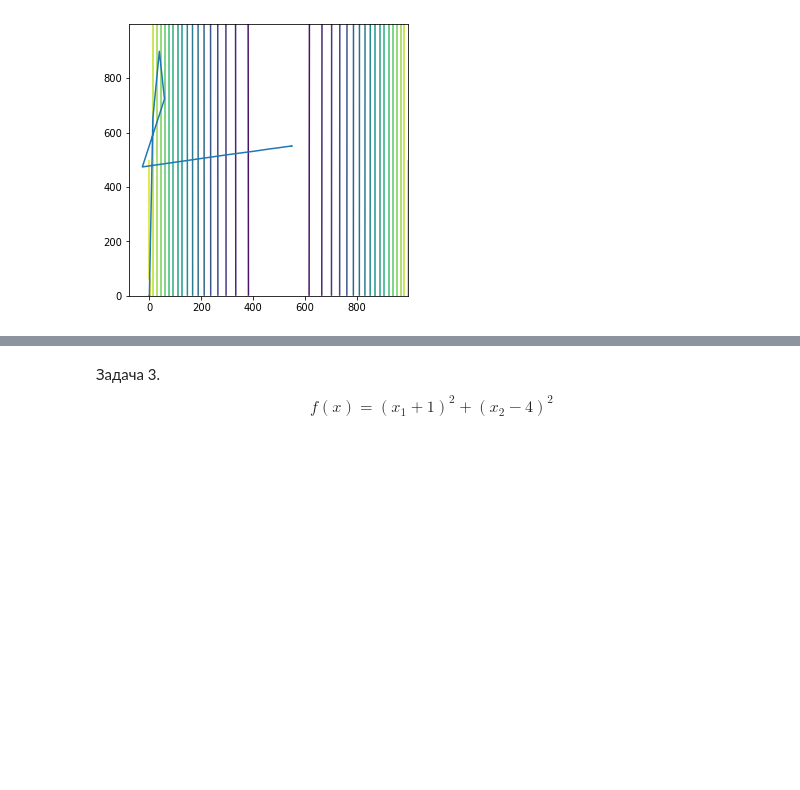
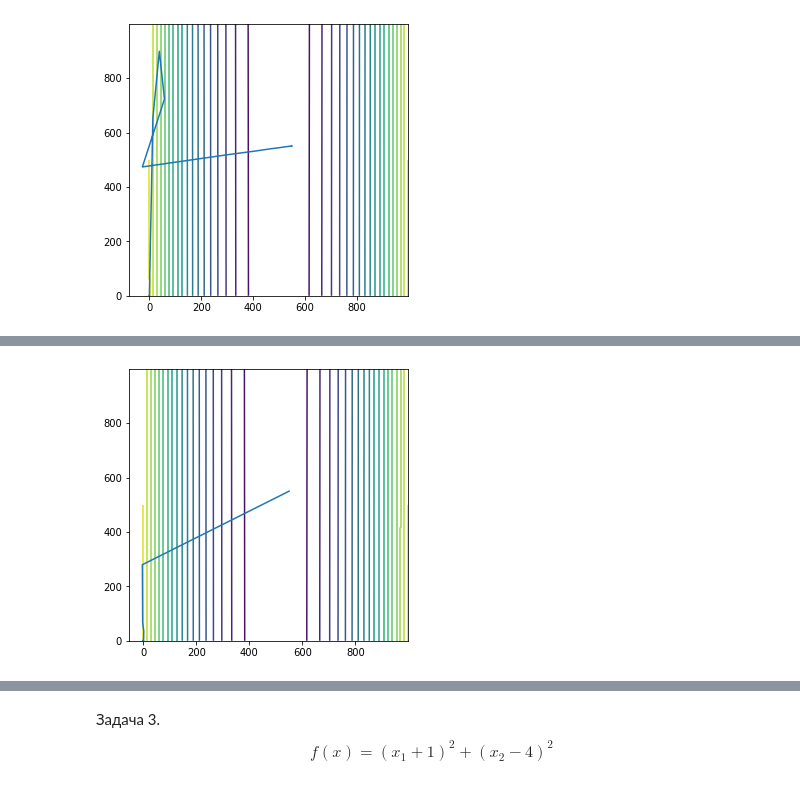
Before and after one commit to Viktory4121/Optimization_Methods, a Jupyter notebook: линии_уровня_траектории_решения.ipynb, the cells around one changed output, grey strips where cells are left out. Drawn from its saved outputs; the diff is of its cells as text; code cells hidden in the pictures; blank space fills up the shorter version.

```diff
--- a/линии_уровня_траектории_решения.ipynb
+++ b/линии_уровня_траектории_решения.ipynb
@@ -168,15 +187,17 @@ plt.show()
 # %%
-#Метод хд
+#Метод сн
 fig, ax = plt.subplots()
 
 #построение траекторий решения
-x1 = ]
-x2 = []
+x1 = [550, -3.92739562852389, -2.7482564496281, 1.41669535458618, 1.04687178981456, 0.611097067289118, 0.489804816426874, 0.355397804417213, -0.308594310434313, 0.257830379347812, -0.255411773284469, 0.226988105817114, -0.240402884023896, 0.218404383207546, -0.236350199952176, 0.216245827248982, -0.235443992244607]
+x2 = [550, 279.634220275821, 67.1021854428847, 35.4808281358094, 10.8868588445801, 6.49810829989677, 2.90411704644031, 2.20772204518218, 1.20281663505807, 1.22710152801506, 0.959458139548714, 1.07712555958068, 0.899932148445882, 1.03860577114798, 0.884577118641885, 1.02890191421013, 0.88108450173431]
 ax.plot(x1,x2)
 
 #построение линий уровня
 ax.contour(z, levels = 20)
 
 fig.set_figwidth(5)    #  ширина и
 fig.set_figheight(5)    #  высота "Figure"
 plt.show()
+# %% [output]
+[figure, added]
```
Also changed, not shown: parts of 5 cells of this notebook.
